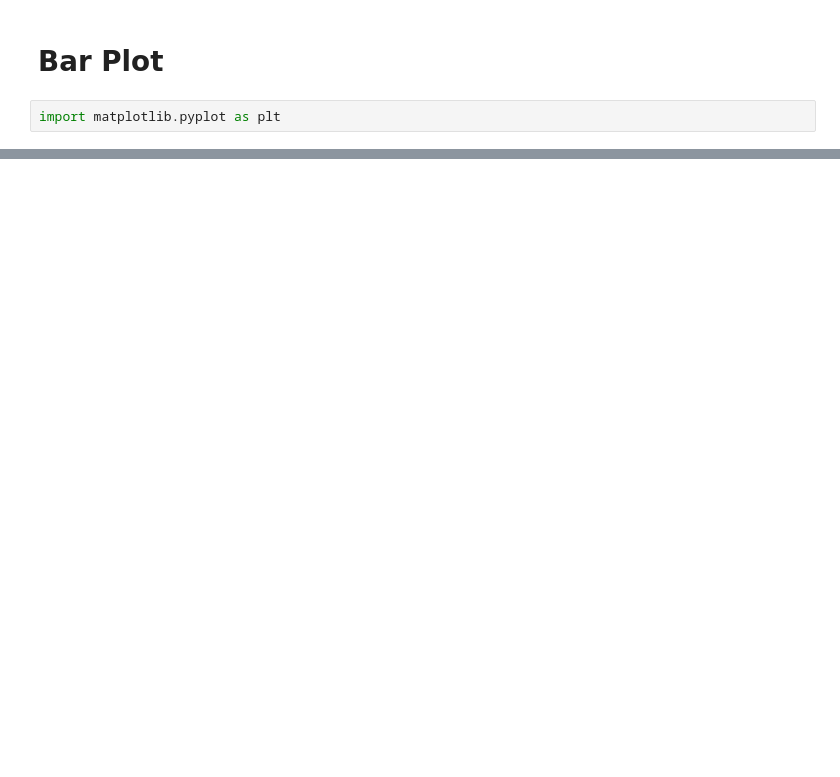
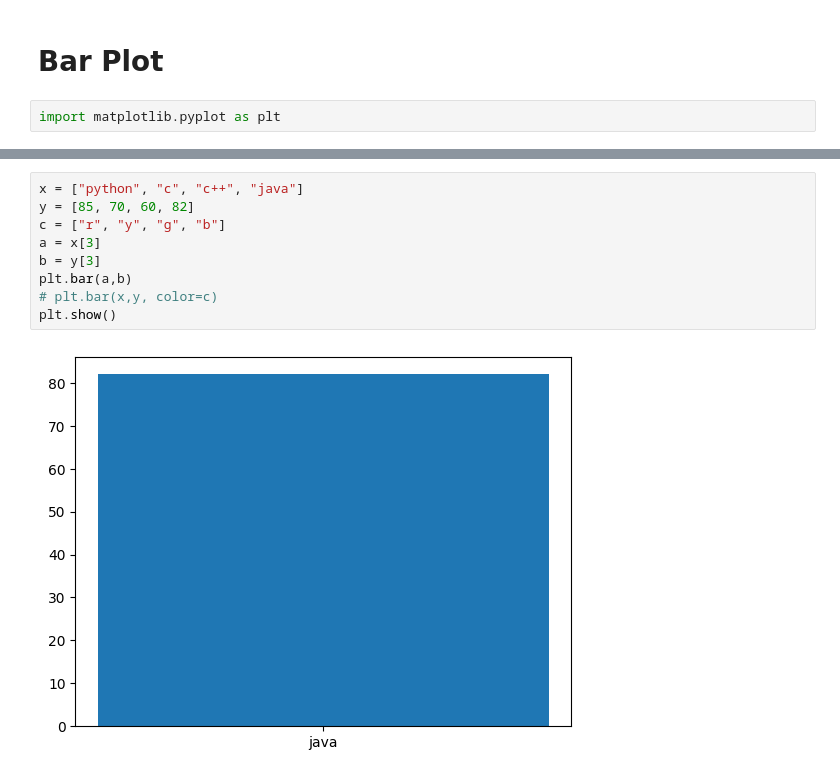
Before and after one commit to Amanmishra03/matplotlib, a Jupyter notebook: bar_plot_chart.ipynb, the cells around one changed output, grey strips where cells are left out. Saved outputs shown, nothing was run; the diff lists cells and outputs as text; blank space fills up the shorter version.

```diff
--- a/bar_plot_chart.ipynb
+++ b/bar_plot_chart.ipynb
@@ -11,0 +24,11 @@ plt.show()
+# %%
+x = ["python", "c", "c++", "java"]
+y = [85, 70, 60, 82]
+c = ["r", "y", "g", "b"]
+a = x[3]
+b = y[3]
+plt.bar(a,b)
+# plt.bar(x,y, color=c)
+plt.show()
+# %% [output]
+[figure, added]
```
Also changed, not shown: parts of 2 cells of this notebook.
